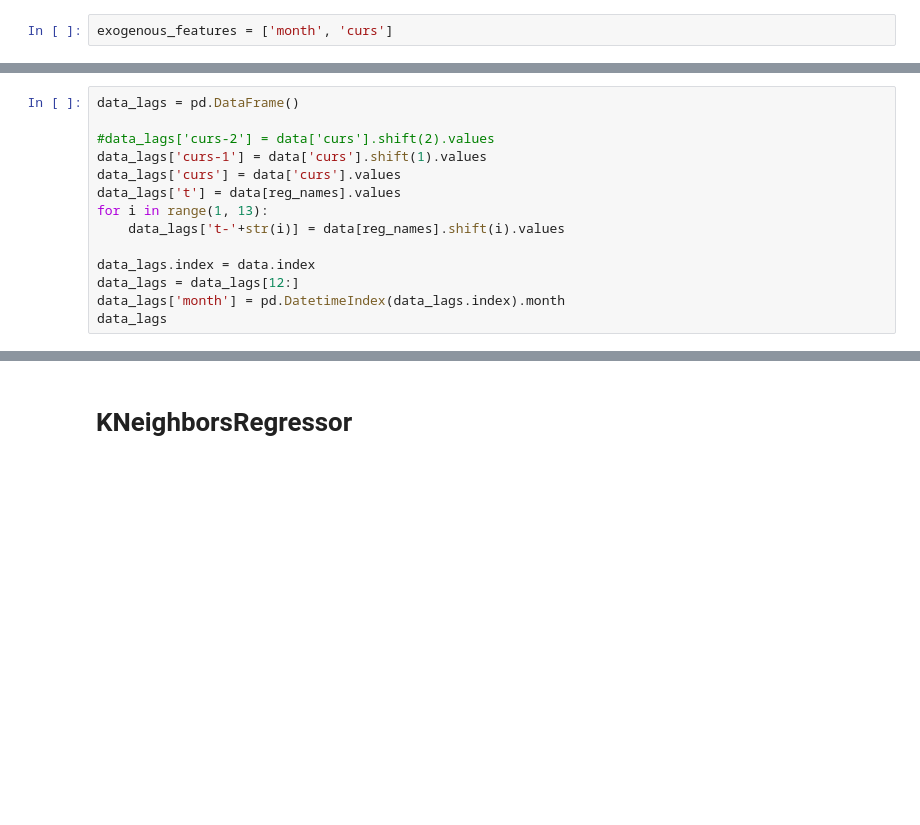
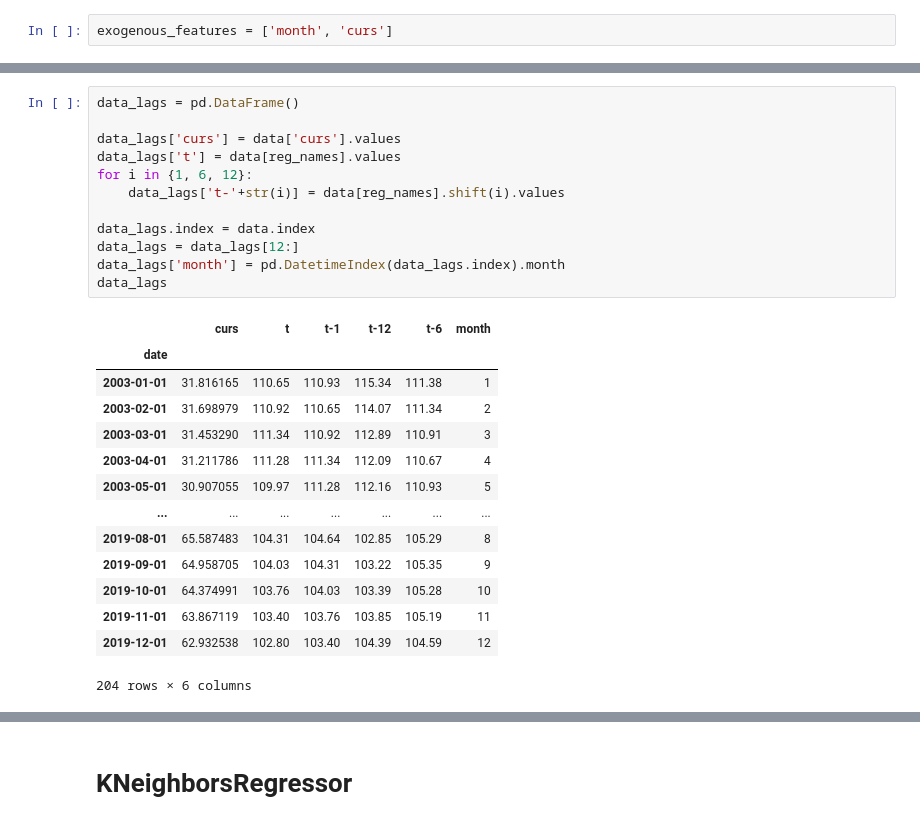
Before and after one commit to olsem1/WP-3, a Jupyter notebook: KFold_"LM,_Ridge,_DT,_RF,_XGB+neer_cpi_2002_2019"".ipynb, the cells around one changed output, grey strips where cells are left out. Saved outputs shown, nothing was run; the diff lists cells and outputs as text; blank space fills up the shorter version.

```diff
--- a/KFold_"LM,_Ridge,_DT,_RF,_XGB+neer_cpi_2002_2019"".ipynb
+++ b/KFold_"LM,_Ridge,_DT,_RF,_XGB+neer_cpi_2002_2019"".ipynb
@@ -155,14 +166,27 @@ normed rmse: 0.2148%
 # %%
 data_lags = pd.DataFrame()
 
-#data_lags['curs-2'] = data['curs'].shift(2).values
-data_lags['curs-1'] = data['curs'].shift(1).values
 data_lags['curs'] = data['curs'].values
 data_lags['t'] = data[reg_names].values
-for i in range(1, 13):
+for i in {1, 6, 12}:
     data_lags['t-'+str(i)] = data[reg_names].shift(i).values
 
 data_lags.index = data.index
 data_lags = data_lags[12:]
 data_lags['month'] = pd.DatetimeIndex(data_lags.index).month
 data_lags
+# %% [output]
+|  | curs | t | t-1 | t-12 | t-6 | month |
+| date |  |  |  |  |  |  |
+| 2003-01-01 | 31.816165 | 110.65 | 110.93 | 115.34 | 111.38 | 1 |
+| 2003-02-01 | 31.698979 | 110.92 | 110.65 | 114.07 | 111.34 | 2 |
+| 2003-03-01 | 31.453290 | 111.34 | 110.92 | 112.89 | 110.91 | 3 |
+| 2003-04-01 | 31.211786 | 111.28 | 111.34 | 112.09 | 110.67 | 4 |
+| 2003-05-01 | 30.907055 | 109.97 | 111.28 | 112.16 | 110.93 | 5 |
+| ... | ... | ... | ... | ... | ... | ... |
+| 2019-08-01 | 65.587483 | 104.31 | 104.64 | 102.85 | 105.29 | 8 |
+| 2019-09-01 | 64.958705 | 104.03 | 104.31 | 103.22 | 105.35 | 9 |
+| 2019-10-01 | 64.374991 | 103.76 | 104.03 | 103.39 | 105.28 | 10 |
+| 2019-11-01 | 63.867119 | 103.40 | 103.76 | 103.85 | 105.19 | 11 |
+| 2019-12-01 | 62.932538 | 102.80 | 103.40 | 104.39 | 104.59 | 12 |
+204 rows × 6 columns
```
Also changed, not shown: parts of 9 cells of this notebook.
